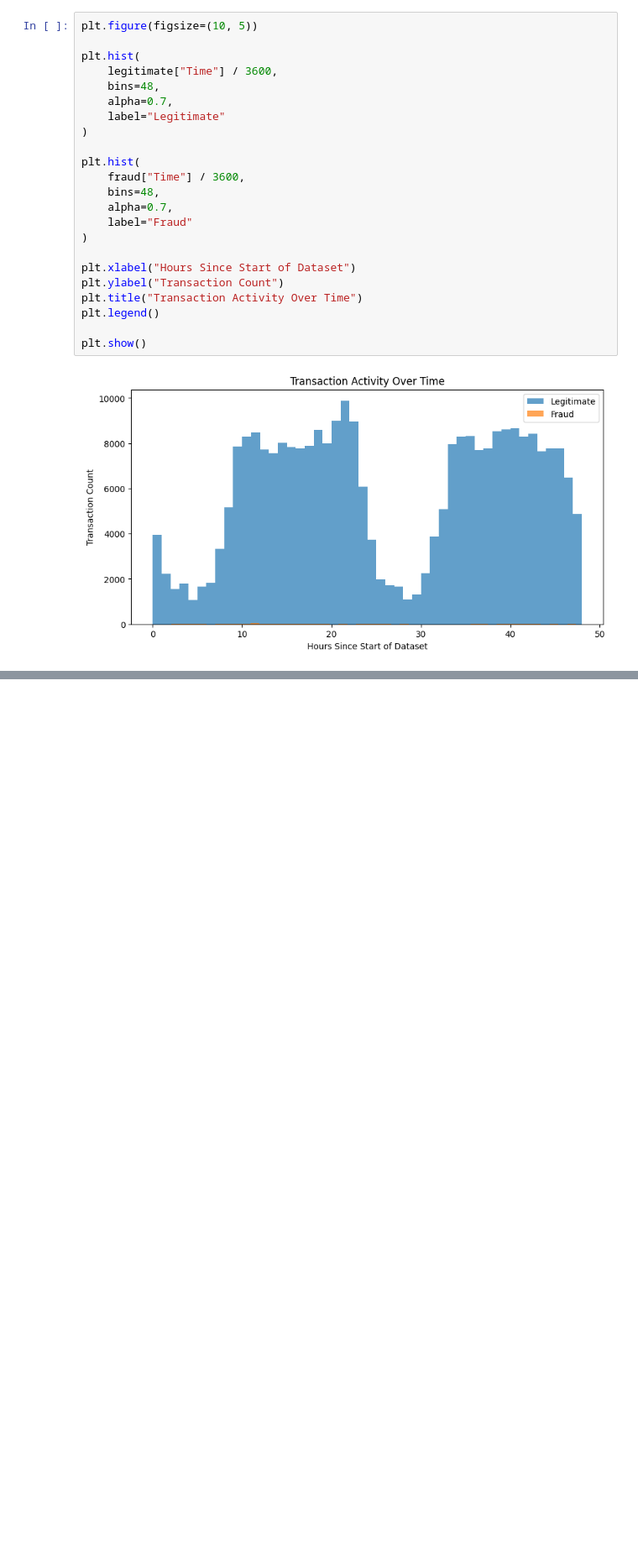
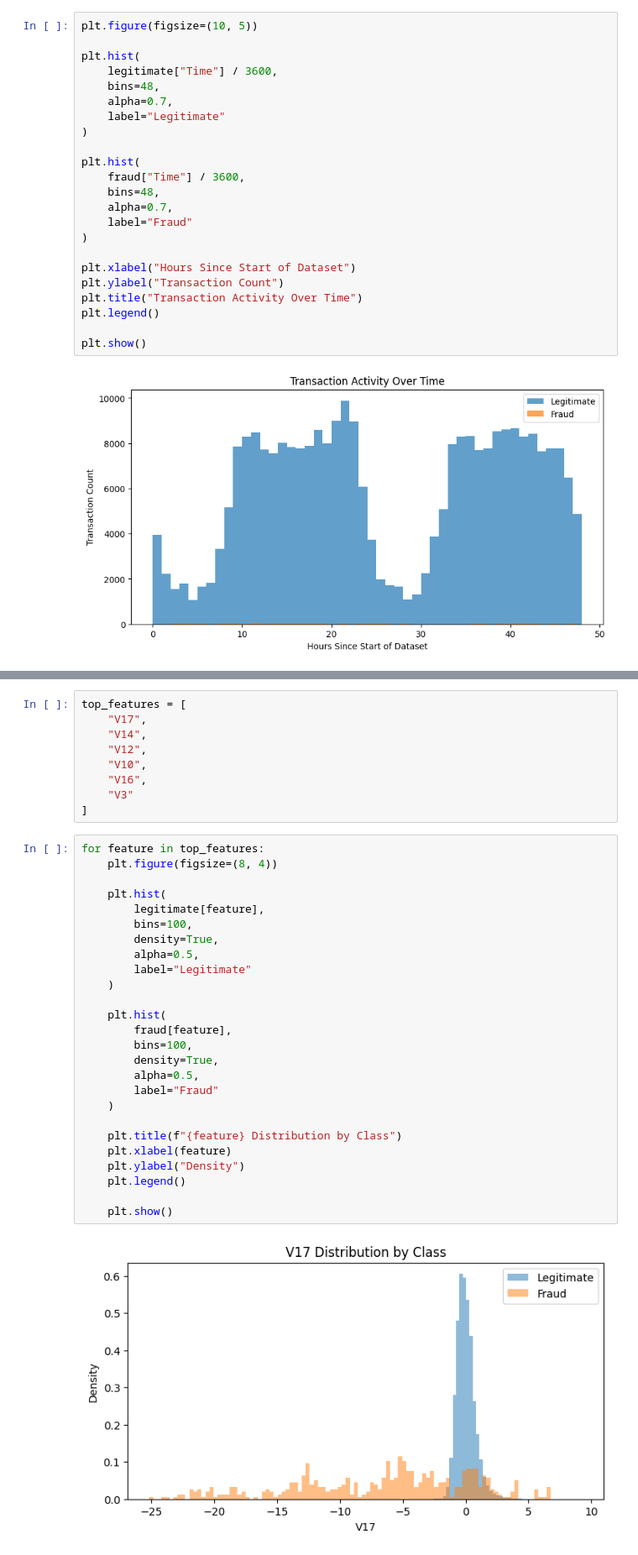
Before and after one commit to fahimshahariar1/transaction-fraud-detector, a Jupyter notebook: Transaction_Fraud_Detector.ipynb, the cells around one changed output, grey strips where cells are left out. Shown at 84% size. Cells and saved outputs as stored; diff of their text form; blank space fills up the shorter version.

```diff
--- a/Transaction_Fraud_Detector.ipynb
+++ b/Transaction_Fraud_Detector.ipynb
@@ -185,0 +408,37 @@ plt.show()
+# %%
+top_features = [
+    "V17",
+    "V14",
+    "V12",
+    "V10",
+    "V16",
+    "V3"
+]
+# %%
+for feature in top_features:
+    plt.figure(figsize=(8, 4))
+
+    plt.hist(
+        legitimate[feature],
+        bins=100,
+        density=True,
+        alpha=0.5,
+        label="Legitimate"
+    )
+
+    plt.hist(
+        fraud[feature],
+        bins=100,
+        density=True,
+        alpha=0.5,
+        label="Fraud"
+    )
+
+    plt.title(f"{feature} Distribution by Class")
+    plt.xlabel(feature)
+    plt.ylabel("Density")
+    plt.legend()
+
+    plt.show()
+# %% [output]
+[figure, added]
```
Also changed, not shown: parts of 25 cells of this notebook.
